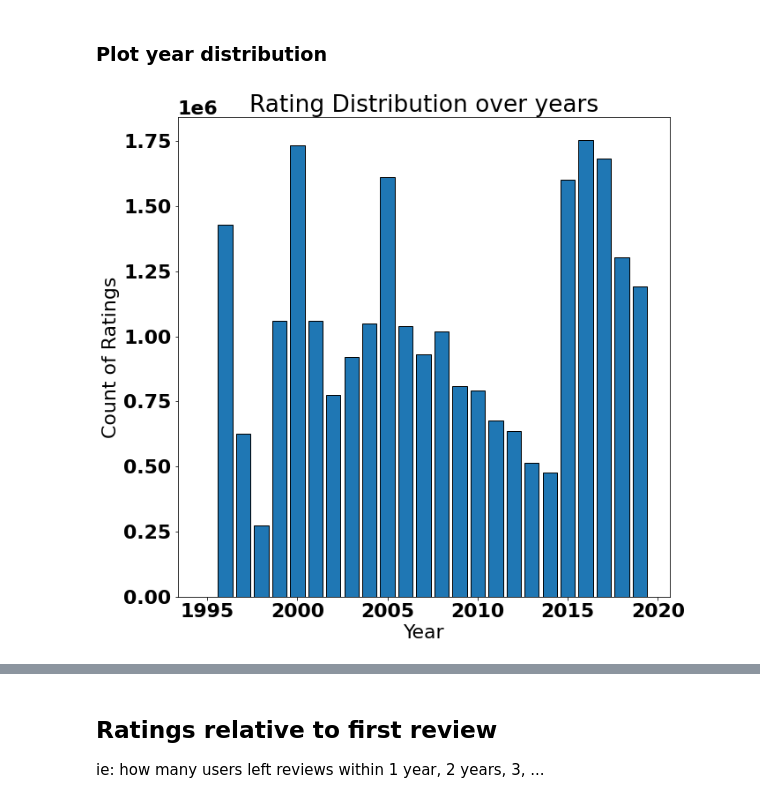
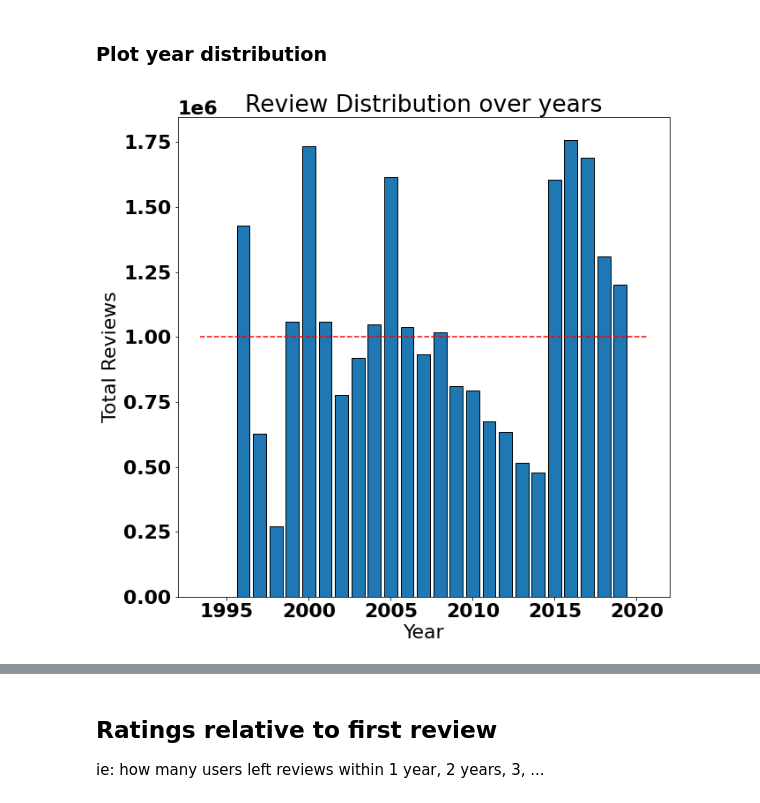
Before and after one commit to amoltkale/movie_recommender_system, a Jupyter notebook: data_prep/ratings_data.ipynb, the cells around one changed output, grey strips where cells are left out. Cells and saved outputs as stored; diff of their text form; code cells hidden in the pictures.

Commit message:
Added check to make sure all movies rated existed in the movies csv. Cleaned up join on the cleaned up dataset. Added mean to year distribution

```diff
--- a/data_prep/ratings_data.ipynb
+++ b/data_prep/ratings_data.ipynb
@@ -65,7 +76,3 @@ If drop ratings for movies without genres, we will lose 0.107% of ratings data.
-# %%
-no_genre_ratings.createOrReplaceTempView("ng")
-ratings_df = spark.sql("SELECT * FROM r LEFT ANTI JOIN ng ON r.movieId == ng.movieId")
-tot_r = ratings_df.count()
 # %% [markdown]
 ## Timestamps
 # %%
@@ -98,18 +104,24 @@ only showing top 20 rows
 # %%
 ratings_pd = ratings_df.groupBy("year").count().sort('count').toPandas()
 
 font = {'family' : 'DejaVu Sans',
         'weight' : 'bold',
         'size'   : 22}
 
 plt.rc('font', **font)
 
 plt.figure(figsize=(10,10))
 plt.bar(ratings_pd["year"], ratings_pd["count"],edgecolor='k')
-plt.title("Rating Distribution over years")
-plt.ylabel("Count of Ratings")
+
+# plot average
+ax = plt.gca()
+x_lims = ax.get_xlim()
+plt.hlines(ratings_pd["count"].mean(), x_lims[0], x_lims[1], colors='r', linestyles='--')
+
+plt.title("Review Distribution over years")
+plt.ylabel("Total Reviews")
 plt.xlabel("Year")
 ax = plt.gca()
-#plt.savefig('../data/rating_dist.png')
+# plt.savefig('file:///home/work/data/count_review_dist.png')
 # %% [output]
-[figure, old version]
+[figure, new version]
```
Also changed, not shown: parts of 14 cells of this notebook, 1 other file.
